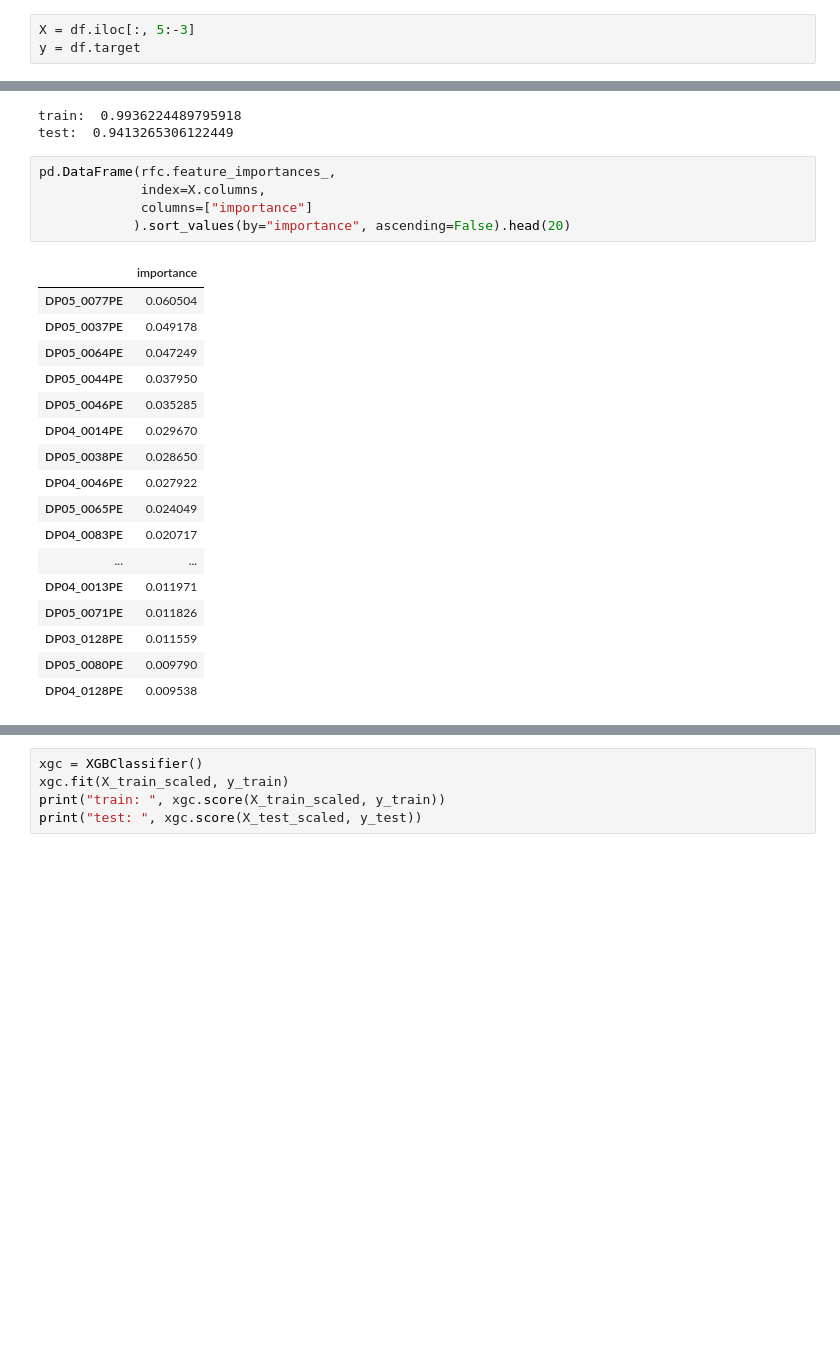
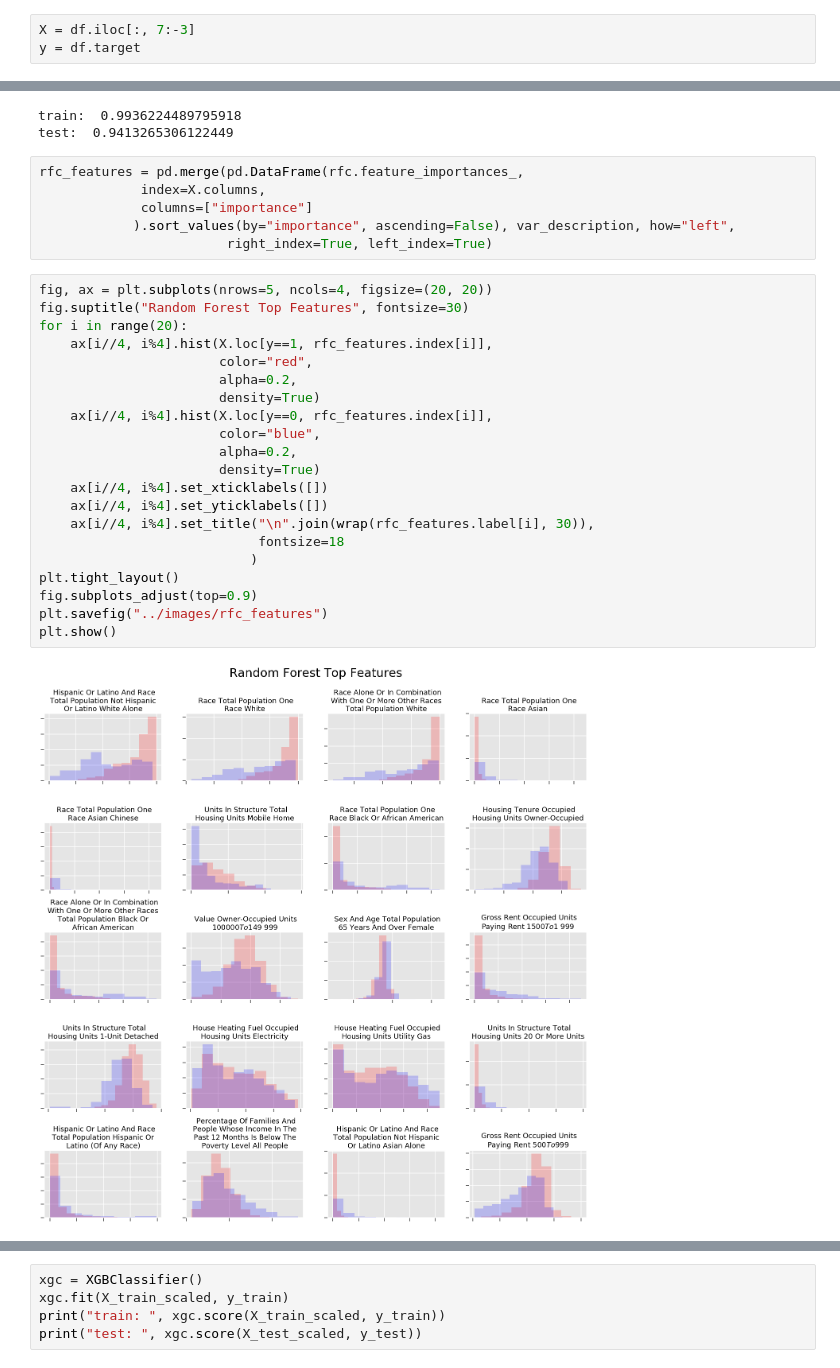
Before and after one commit to keita-dc/FlatironProject5, a Jupyter notebook: work_notebooks/work_notebook_census.ipynb, the cells around one changed output, grey strips where cells are left out. Drawn from its saved outputs; the diff is of its cells as text; blank space fills up the shorter version.

```diff
--- a/work_notebooks/work_notebook_census.ipynb
+++ b/work_notebooks/work_notebook_census.ipynb
@@ -206,5 +199,5 @@ df.head()
 # %%
-X = df.iloc[:, 5:-3]
+X = df.iloc[:, 7:-3]
 y = df.target
 # %%
 X_train, X_test, y_train, y_test = train_test_split(X, y, random_state=0, stratify=y)
@@ -221,26 +214,32 @@ print("test: ", rfc.score(X_test_scaled, y_test))
 train:  0.9936224489795918
 test:  0.9413265306122449
 # %%
-pd.DataFrame(rfc.feature_importances_,
+rfc_features = pd.merge(pd.DataFrame(rfc.feature_importances_,
              index=X.columns,
              columns=["importance"]
-            ).sort_values(by="importance", ascending=False).head(20)
+            ).sort_values(by="importance", ascending=False), var_description, how="left",
+                        right_index=True, left_index=True)
-# %% [output]
-|  | importance |
-| DP05_0077PE | 0.060504 |
-| DP05_0037PE | 0.049178 |
-| DP05_0064PE | 0.047249 |
-| DP05_0044PE | 0.037950 |
-| DP05_0046PE | 0.035285 |
-| DP04_0014PE | 0.029670 |
-| DP05_0038PE | 0.028650 |
-| DP04_0046PE | 0.027922 |
-| DP05_0065PE | 0.024049 |
-| DP04_0083PE | 0.020717 |
-| ... | ... |
-| DP04_0013PE | 0.011971 |
-| DP05_0071PE | 0.011826 |
-| DP03_0128PE | 0.011559 |
-| DP05_0080PE | 0.009790 |
-| DP04_0128PE | 0.009538 |
+# %%
+fig, ax = plt.subplots(nrows=5, ncols=4, figsize=(20, 20))
+fig.suptitle("Random Forest Top Features", fontsize=30)
+for i in range(20):
+    ax[i//4, i%4].hist(X.loc[y==1, rfc_features.index[i]],
+                       color="red",
+                       alpha=0.2,
+                       density=True)
+    ax[i//4, i%4].hist(X.loc[y==0, rfc_features.index[i]],
+                       color="blue",
+                       alpha=0.2,
+                       density=True)
+    ax[i//4, i%4].set_xticklabels([])
+    ax[i//4, i%4].set_yticklabels([])
+    ax[i//4, i%4].set_title("\n".join(wrap(rfc_features.label[i], 30)),
+                            fontsize=18
+                           )
+plt.tight_layout()
+fig.subplots_adjust(top=0.9)
+plt.savefig("../images/rfc_features")
+plt.show()
+# %% [output]
+[figure, added]
 # %%
```
Also changed, not shown: parts of 17 cells of this notebook, 20 other files.
